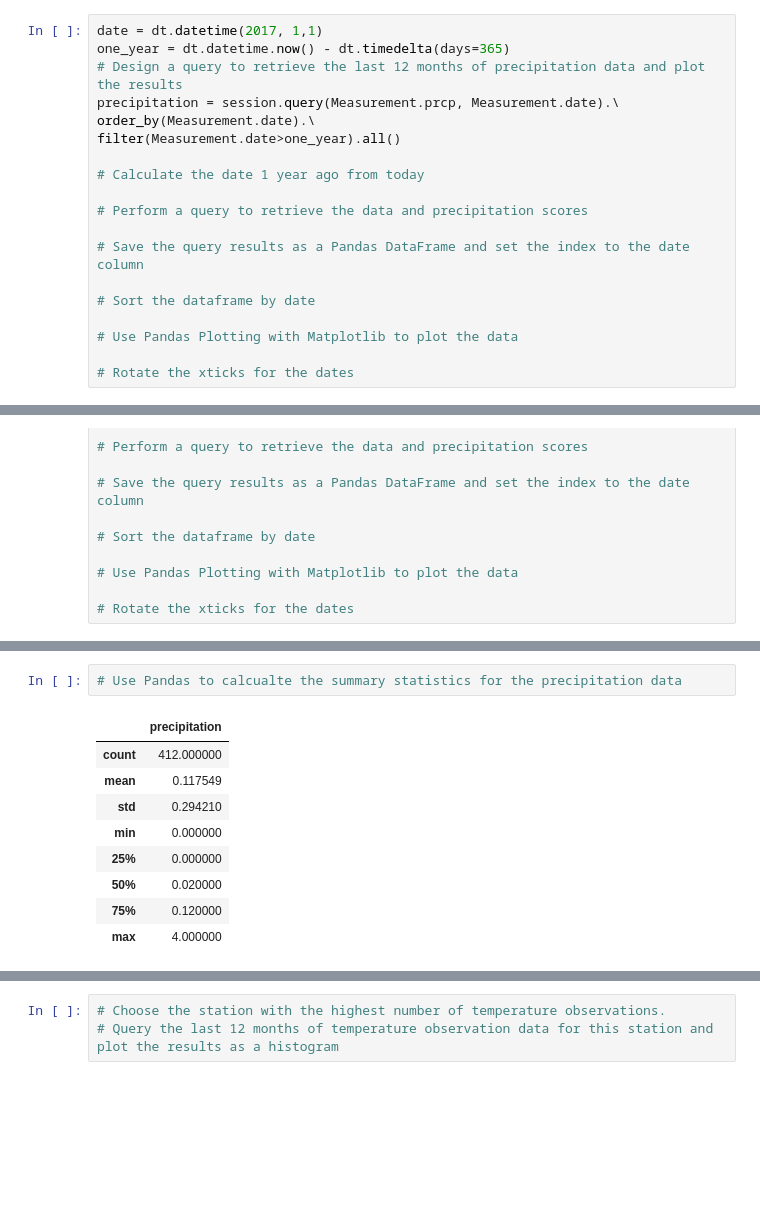
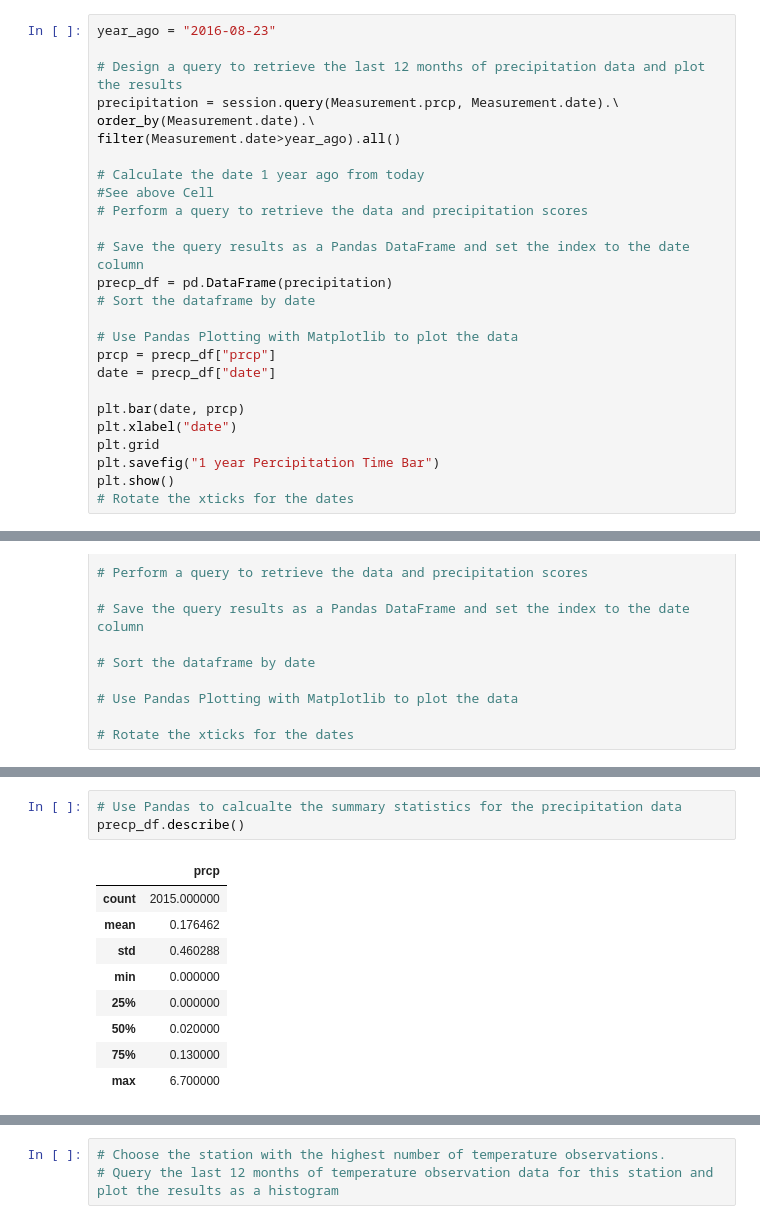
Before and after one commit to yuhsul1/Advanced-Data-Storage-and-Retrieval, a Jupyter notebook: climate_starter.ipynb, the cells around one changed output, grey strips where cells are left out. Drawn from its saved outputs; the diff is of its cells as text; blank space fills up the shorter version.

```diff
--- a/climate_starter.ipynb
+++ b/climate_starter.ipynb
@@ -68,19 +74,26 @@ elevation FLOAT
 # %%
-date = dt.datetime(2017, 1,1)
-one_year = dt.datetime.now() - dt.timedelta(days=365)
+year_ago = "2016-08-23"
+
 # Design a query to retrieve the last 12 months of precipitation data and plot the results
 precipitation = session.query(Measurement.prcp, Measurement.date).\
 order_by(Measurement.date).\
-filter(Measurement.date>one_year).all()
+filter(Measurement.date>year_ago).all()
 
 # Calculate the date 1 year ago from today
-
+#See above Cell
 # Perform a query to retrieve the data and precipitation scores
 
 # Save the query results as a Pandas DataFrame and set the index to the date column
-
+precp_df = pd.DataFrame(precipitation)
 # Sort the dataframe by date
 
 # Use Pandas Plotting with Matplotlib to plot the data
+prcp = precp_df["prcp"]
+date = precp_df["date"]
 
+plt.bar(date, prcp)
+plt.xlabel("date")
+plt.grid
+plt.savefig("1 year Percipitation Time Bar")
+plt.show()
 # Rotate the xticks for the dates
@@ -105,13 +120,14 @@ filter(Measurement.date>date).all()
 ![precipitation](Images/precipitation.png)
 # %%
 # Use Pandas to calcualte the summary statistics for the precipitation data
+precp_df.describe()
 # %% [output]
-|  | precipitation |
-| count | 412.000000 |
-| mean | 0.117549 |
-| std | 0.294210 |
+|  | prcp |
+| count | 2015.000000 |
+| mean | 0.176462 |
+| std | 0.460288 |
 | min | 0.000000 |
 | 25% | 0.000000 |
 | 50% | 0.020000 |
-| 75% | 0.120000 |
-| max | 4.000000 |
+| 75% | 0.130000 |
+| max | 6.700000 |
```
Also changed, not shown: parts of 8 cells of this notebook, 2 other files.
